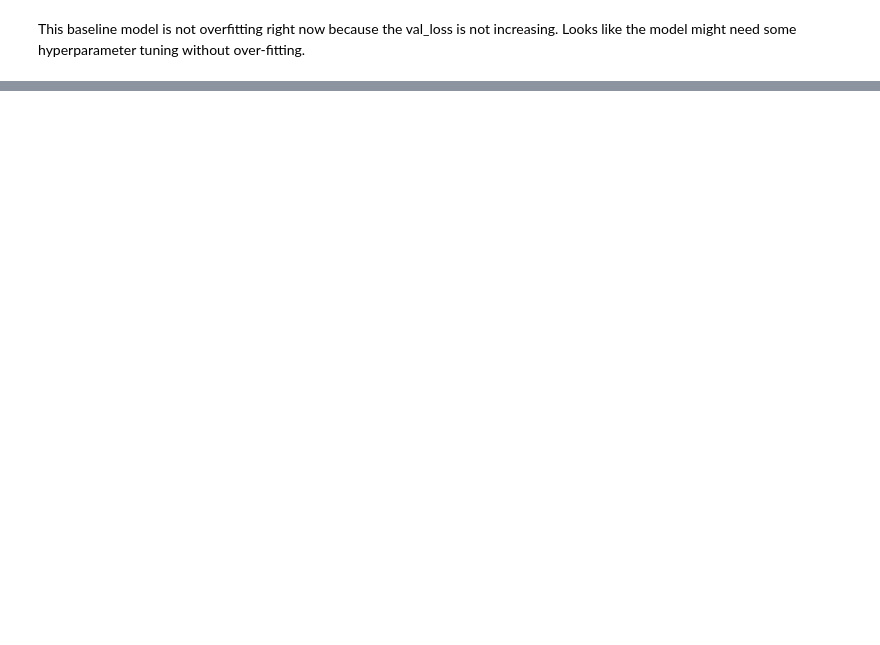
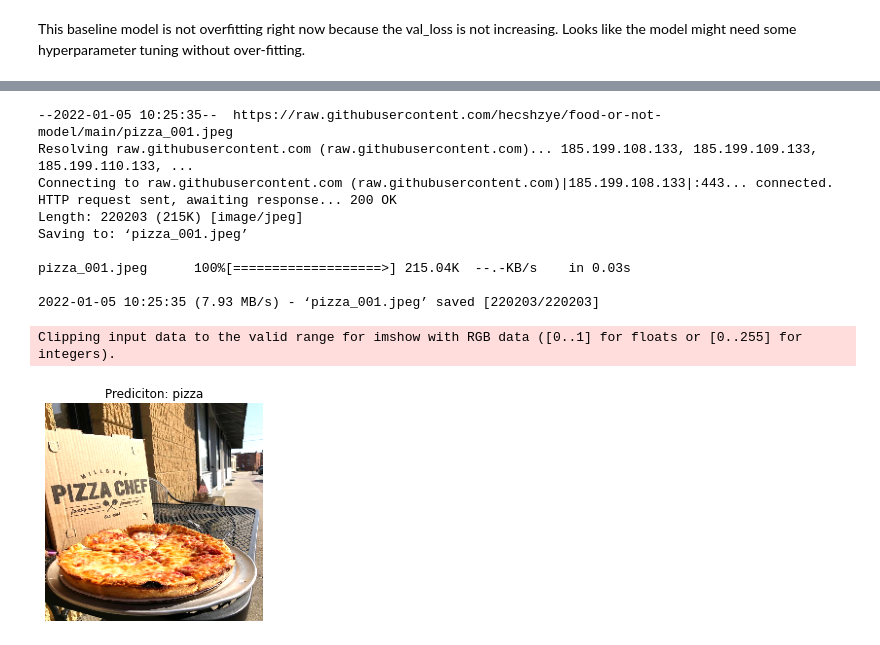
Before and after one commit to hecshzye/food-or-not-model, a Jupyter notebook: convolutional_neural_network_and_computer_vision_with_tensorflow_practice.ipynb, the cells around one changed output, grey strips where cells are left out. Cells and saved outputs as stored; diff of their text form; code cells hidden in the pictures; blank space fills up the shorter version.

```diff
--- a/convolutional_neural_network_and_computer_vision_with_tensorflow_practice.ipynb
+++ b/convolutional_neural_network_and_computer_vision_with_tensorflow_practice.ipynb
@@ -157,0 +271,18 @@ Looks like the model might need some hyperparameter tuning without over-fitting.
+# %%
+# Predicting some more
+
+!wget https://raw.githubusercontent.com/hecshzye/food-or-not-model/main/pizza_001.jpeg
+pred_plot(model_1, "pizza_001.jpeg", class_names)
+# %% [output]
+--2022-01-05 10:25:35--  https://raw.githubusercontent.com/hecshzye/food-or-not-model/main/pizza_001.jpeg
+Resolving raw.githubusercontent.com (raw.githubusercontent.com)... 185.199.108.133, 185.199.109.133, 185.199.110.133, ...
+Connecting to raw.githubusercontent.com (raw.githubusercontent.com)|185.199.108.133|:443... connected.
+HTTP request sent, awaiting response... 200 OK
+Length: 220203 (215K) [image/jpeg]
+Saving to: ‘pizza_001.jpeg’
+
+pizza_001.jpeg      100%[===================>] 215.04K  --.-KB/s    in 0.03s
+
+2022-01-05 10:25:35 (7.93 MB/s) - ‘pizza_001.jpeg’ saved [220203/220203]
+Clipping input data to the valid range for imshow with RGB data ([0..1] for floats or [0..255] for integers).
+[figure, added]
```
Also changed, not shown: parts of 20 cells of this notebook.
